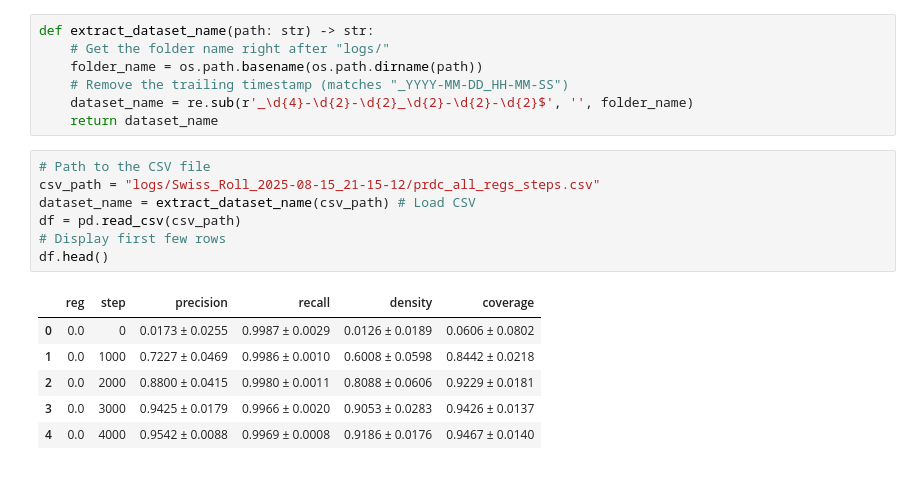
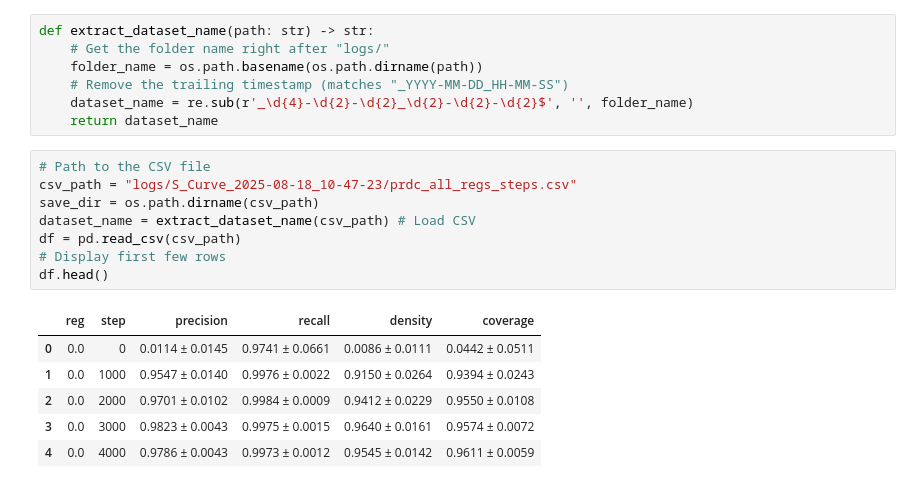
Before and after one commit to ShakthiPerera/diffusion-demo, a Jupyter notebook: steps_vs_prdc.ipynb, the cells around one changed output. Cells and saved outputs as stored; diff of their text form.

```diff
--- a/steps_vs_prdc.ipynb
+++ b/steps_vs_prdc.ipynb
@@ -14,16 +14,17 @@ def extract_dataset_name(path: str) -> str:
     return dataset_name
 # %%
 # Path to the CSV file
-csv_path = "logs/Swiss_Roll_2025-08-15_21-15-12/prdc_all_regs_steps.csv"
+csv_path = "logs/S_Curve_2025-08-18_10-47-23/prdc_all_regs_steps.csv"
+save_dir = os.path.dirname(csv_path)
 dataset_name = extract_dataset_name(csv_path) # Load CSV
 df = pd.read_csv(csv_path)
 # Display first few rows
 df.head()
 # %% [output]
 |  | reg | step | precision | recall | density | coverage |
-| 0 | 0.0 | 0 | 0.0173 ± 0.0255 | 0.9987 ± 0.0029 | 0.0126 ± 0.0189 | 0.0606 ± 0.0802 |
-| 1 | 0.0 | 1000 | 0.7227 ± 0.0469 | 0.9986 ± 0.0010 | 0.6008 ± 0.0598 | 0.8442 ± 0.0218 |
-| 2 | 0.0 | 2000 | 0.8800 ± 0.0415 | 0.9980 ± 0.0011 | 0.8088 ± 0.0606 | 0.9229 ± 0.0181 |
-| 3 | 0.0 | 3000 | 0.9425 ± 0.0179 | 0.9966 ± 0.0020 | 0.9053 ± 0.0283 | 0.9426 ± 0.0137 |
-| 4 | 0.0 | 4000 | 0.9542 ± 0.0088 | 0.9969 ± 0.0008 | 0.9186 ± 0.0176 | 0.9467 ± 0.0140 |
+| 0 | 0.0 | 0 | 0.0114 ± 0.0145 | 0.9741 ± 0.0661 | 0.0086 ± 0.0111 | 0.0442 ± 0.0511 |
+| 1 | 0.0 | 1000 | 0.9547 ± 0.0140 | 0.9976 ± 0.0022 | 0.9150 ± 0.0264 | 0.9394 ± 0.0243 |
+| 2 | 0.0 | 2000 | 0.9701 ± 0.0102 | 0.9984 ± 0.0009 | 0.9412 ± 0.0229 | 0.9550 ± 0.0108 |
+| 3 | 0.0 | 3000 | 0.9823 ± 0.0043 | 0.9975 ± 0.0015 | 0.9640 ± 0.0161 | 0.9574 ± 0.0072 |
+| 4 | 0.0 | 4000 | 0.9786 ± 0.0043 | 0.9973 ± 0.0012 | 0.9545 ± 0.0142 | 0.9611 ± 0.0059 |
 # %%
```
Also changed, not shown: parts of 3 cells of this notebook, 9 other files.
